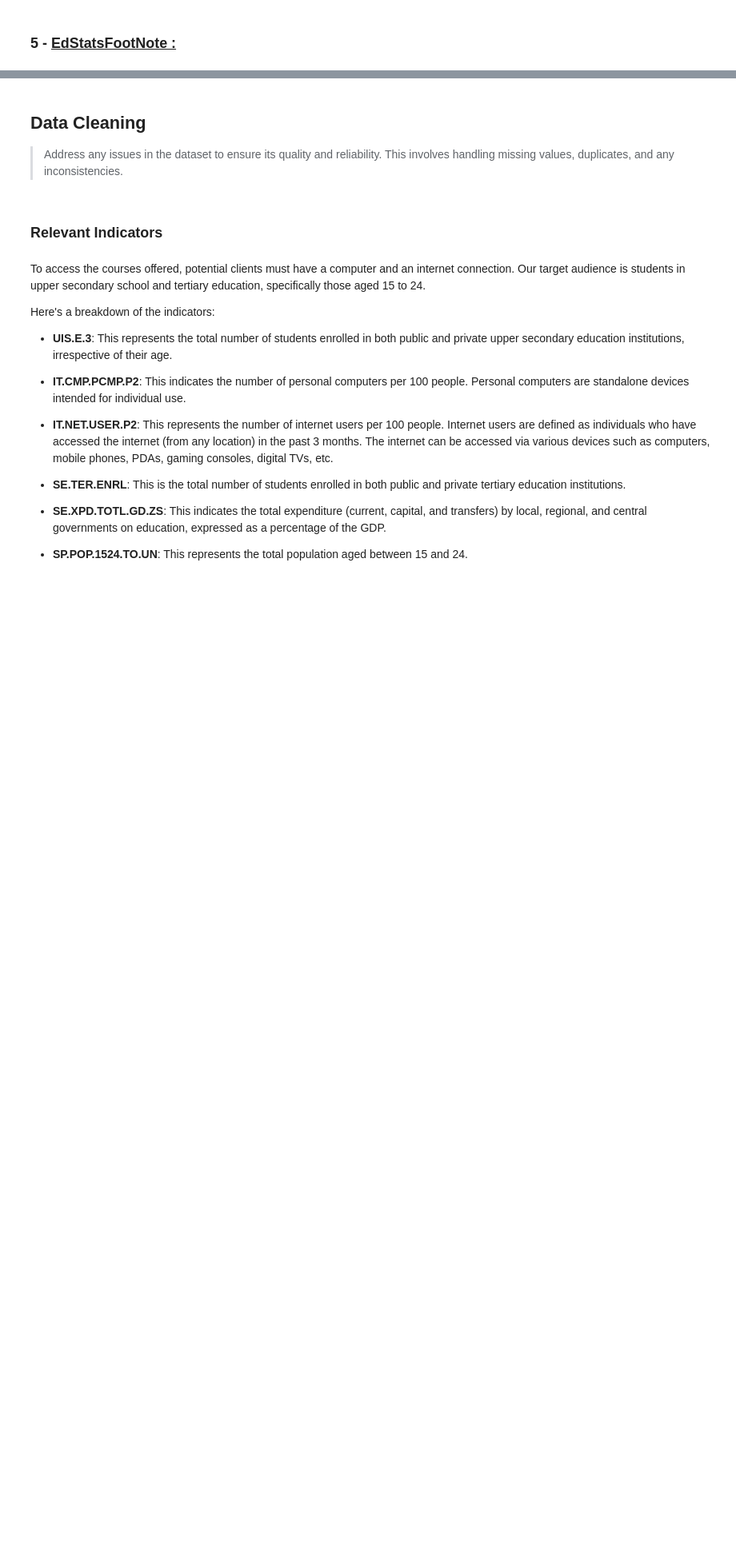
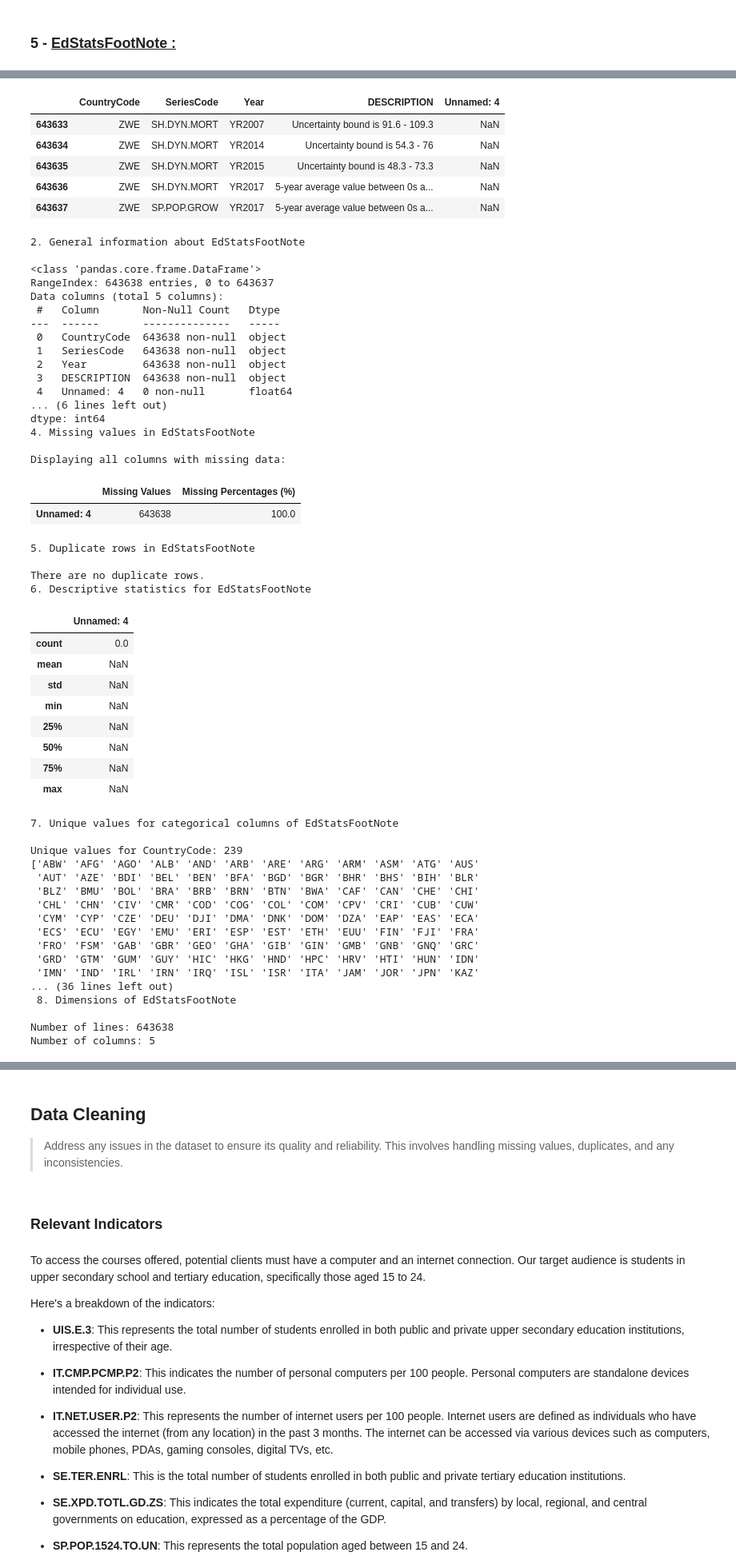
Before and after one commit to MasterCodeDevelop/academy, a Jupyter notebook: notebook.ipynb, the cells around one changed output, grey strips where cells are left out. Shown at 80% size. Saved outputs shown, nothing was run; the diff lists cells and outputs as text; code cells hidden in the pictures; blank space fills up the shorter version.

```diff
--- a/netebook.ipynb
+++ b/notebook.ipynb
@@ -916,0 +609,4 @@ The dataset, spanning 643,638 rows and 5 columns, has distinct features. While s
+# %%
+# Exploring EdStatsFootNote
+explore_df(FOOT_NOTE, "EdStatsFootNote")
+# %% [output]
@@ -916,0 +624,55 @@ The dataset, spanning 643,638 rows and 5 columns, has distinct features. While s
+|  | CountryCode | SeriesCode | Year | DESCRIPTION | Unnamed: 4 |
+| 643633 | ZWE | SH.DYN.MORT | YR2007 | Uncertainty bound is 91.6 - 109.3 | NaN |
+| 643634 | ZWE | SH.DYN.MORT | YR2014 | Uncertainty bound is 54.3 - 76 | NaN |
+| 643635 | ZWE | SH.DYN.MORT | YR2015 | Uncertainty bound is 48.3 - 73.3 | NaN |
+| 643636 | ZWE | SH.DYN.MORT | YR2017 | 5-year average value between 0s a... | NaN |
+| 643637 | ZWE | SP.POP.GROW | YR2017 | 5-year average value between 0s a... | NaN |
+2. General information about EdStatsFootNote
+
+<class 'pandas.core.frame.DataFrame'>
+RangeIndex: 643638 entries, 0 to 643637
+Data columns (total 5 columns):
+ #   Column       Non-Null Count   Dtype
+---  ------       --------------   -----
+ 0   CountryCode  643638 non-null  object
+ 1   SeriesCode   643638 non-null  object
+ 2   Year         643638 non-null  object
+ 3   DESCRIPTION  643638 non-null  object
+ 4   Unnamed: 4   0 non-null       float64
+... (6 lines left out)
+dtype: int64
+4. Missing values in EdStatsFootNote
+
+Displaying all columns with missing data:
+|  | Missing Values | Missing Percentages (%) |
+| Unnamed: 4 | 643638 | 100.0 |
+5. Duplicate rows in EdStatsFootNote
+
+There are no duplicate rows.
+6. Descriptive statistics for EdStatsFootNote
+|  | Unnamed: 4 |
+| count | 0.0 |
+| mean | NaN |
+| std | NaN |
+| min | NaN |
+| 25% | NaN |
+| 50% | NaN |
+| 75% | NaN |
+| max | NaN |
+7. Unique values for categorical columns of EdStatsFootNote
+
+Unique values for CountryCode: 239
+['ABW' 'AFG' 'AGO' 'ALB' 'AND' 'ARB' 'ARE' 'ARG' 'ARM' 'ASM' 'ATG' 'AUS'
+ 'AUT' 'AZE' 'BDI' 'BEL' 'BEN' 'BFA' 'BGD' 'BGR' 'BHR' 'BHS' 'BIH' 'BLR'
+ 'BLZ' 'BMU' 'BOL' 'BRA' 'BRB' 'BRN' 'BTN' 'BWA' 'CAF' 'CAN' 'CHE' 'CHI'
+ 'CHL' 'CHN' 'CIV' 'CMR' 'COD' 'COG' 'COL' 'COM' 'CPV' 'CRI' 'CUB' 'CUW'
+ 'CYM' 'CYP' 'CZE' 'DEU' 'DJI' 'DMA' 'DNK' 'DOM' 'DZA' 'EAP' 'EAS' 'ECA'
+ 'ECS' 'ECU' 'EGY' 'EMU' 'ERI' 'ESP' 'EST' 'ETH' 'EUU' 'FIN' 'FJI' 'FRA'
+ 'FRO' 'FSM' 'GAB' 'GBR' 'GEO' 'GHA' 'GIB' 'GIN' 'GMB' 'GNB' 'GNQ' 'GRC'
+ 'GRD' 'GTM' 'GUM' 'GUY' 'HIC' 'HKG' 'HND' 'HPC' 'HRV' 'HTI' 'HUN' 'IDN'
+ 'IMN' 'IND' 'IRL' 'IRN' 'IRQ' 'ISL' 'ISR' 'ITA' 'JAM' 'JOR' 'JPN' 'KAZ'
+... (36 lines left out)
+ 8. Dimensions of EdStatsFootNote
+
+Number of lines: 643638
+Number of columns: 5
```
Also changed, not shown: parts of 141 cells of this notebook.
